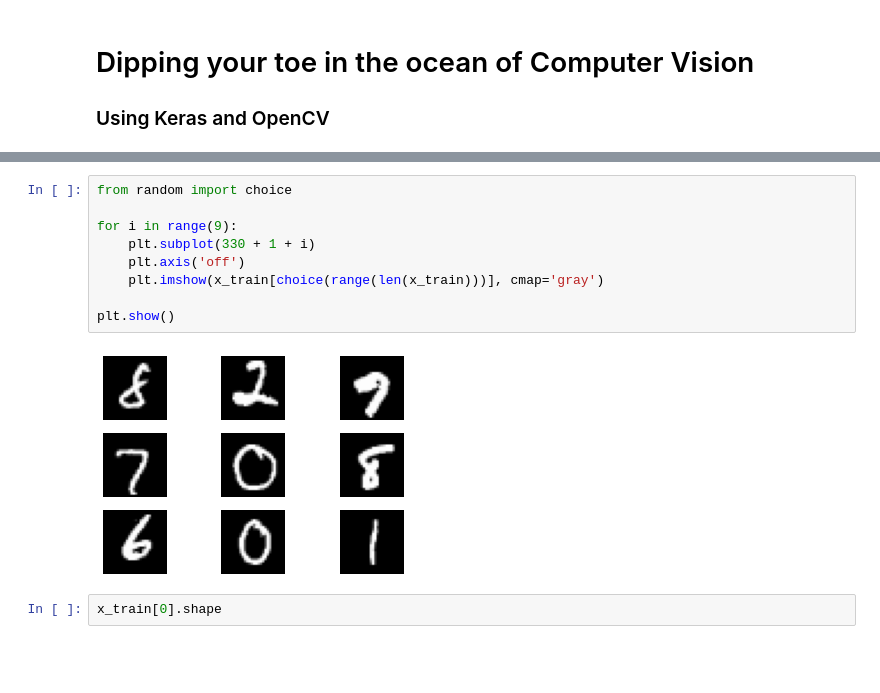
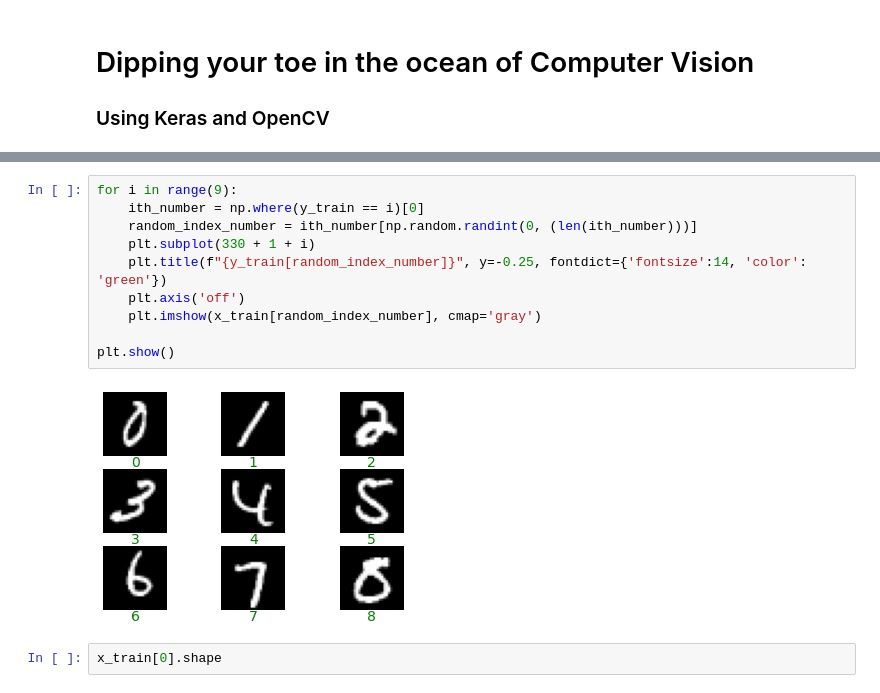
Before and after one commit to BRAIN-NTNU/computer-vision-course, a Jupyter notebook: computer-vision-course.ipynb, the cells around one changed output, grey strips where cells are left out. Drawn from its saved outputs; the diff is of its cells as text; blank space fills up the shorter version.

```diff
--- a/computer-vision-course.ipynb
+++ b/computer-vision-course.ipynb
@@ -27,14 +26,15 @@ import cv2 as cv
 # %%
-from random import choice
-
 for i in range(9):
+    ith_number = np.where(y_train == i)[0]
+    random_index_number = ith_number[np.random.randint(0, (len(ith_number)))]
     plt.subplot(330 + 1 + i)
+    plt.title(f"{y_train[random_index_number]}", y=-0.25, fontdict={'fontsize':14, 'color': 'green'})
     plt.axis('off')
-    plt.imshow(x_train[choice(range(len(x_train)))], cmap='gray')
+    plt.imshow(x_train[random_index_number], cmap='gray')
 
 plt.show()
 # %% [output]
-[figure, old version]
+[figure, new version]
 # %%
 x_train[0].shape
 # %% [output]
```
Also changed, not shown: parts of 11 cells of this notebook.
